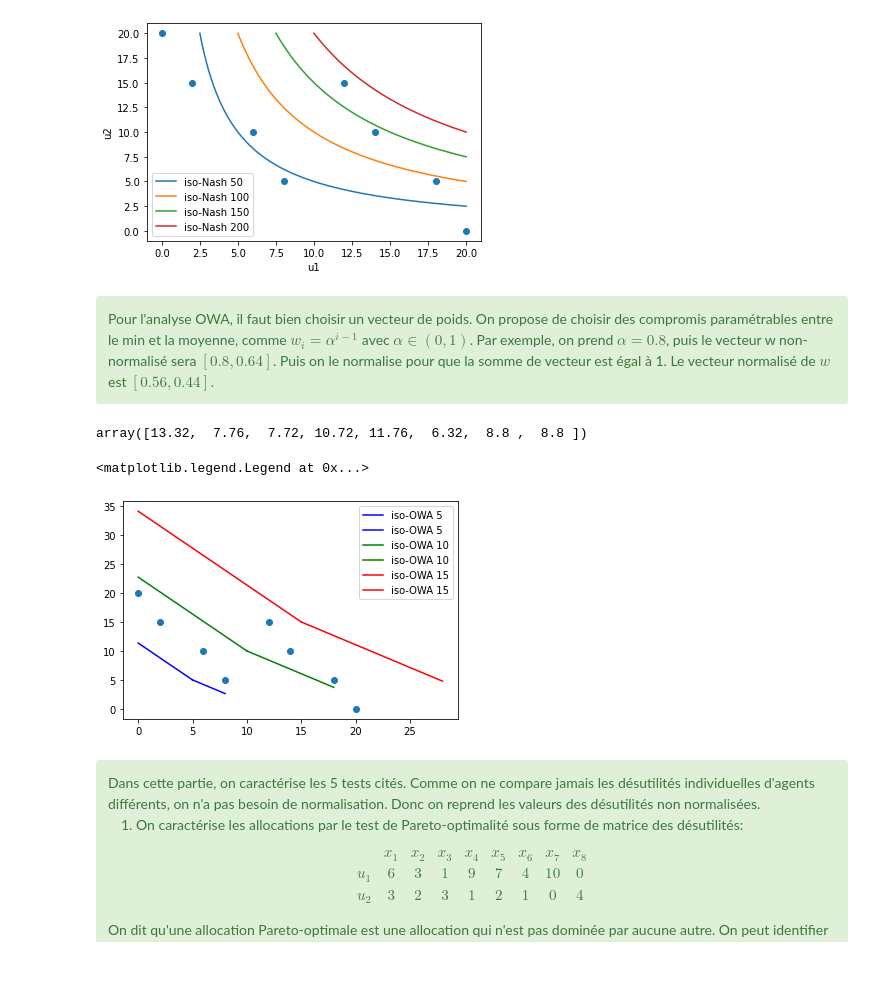
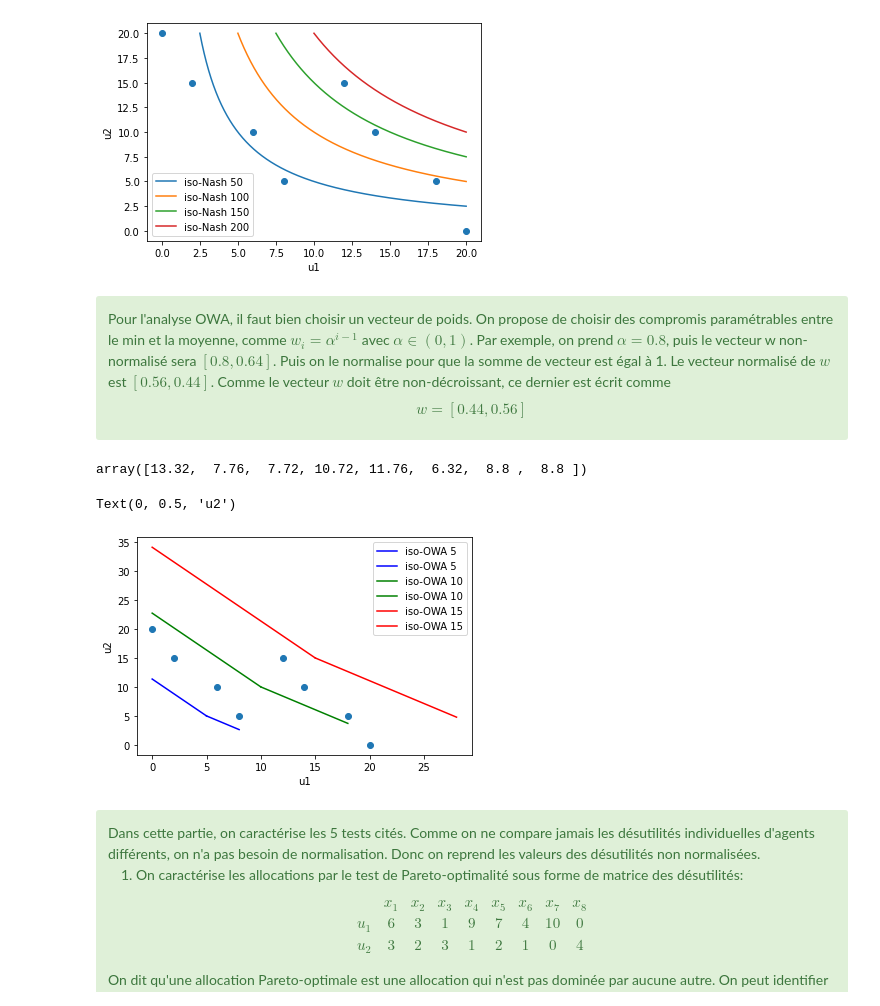
Before and after one commit to Ziqing-WU/Project-EquitableSharing, a Jupyter notebook: BE partage equitable.ipynb, the cells around one changed output. Saved outputs shown, nothing was run; the diff lists cells and outputs as text; code cells hidden in the pictures; blank space fills up the shorter version.

```diff
--- a/BE partage equitable.ipynb
+++ b/BE partage equitable.ipynb
@@ -246,11 +246,11 @@ fig = plt.figure()
 ax = plt.axes()
 produits = [50,100,150,200]
 labels = ["iso-Nash "+str(i) for i in produits]
-i=0
+
 for i in range(len(produits)):
     x = np.linspace(2.5*(i+1), 20, 1000)
     ax.plot(x, produits[i]/x, label = labels[i])
-    i+=1
+
 ax.scatter(u1, u2)
 ax.legend()
 ax.set_xlabel('u1')
@@ -260,40 +260,42 @@ Text(0, 0.5, 'u2')
 [figure]
 # %% [markdown]
 <div class="alert alert-block alert-success">
-Pour l'analyse OWA, il faut bien choisir un vecteur de poids. On propose de choisir des compromis paramétrables entre le min et la moyenne, comme $w_i=\alpha^{i-1}$ avec $\alpha\in(0,1)$. Par exemple, on prend $\alpha=0.8$, puis le vecteur w non-normalisé sera $[0.8, 0.64]$. Puis on le normalise pour que la somme de vecteur est égal à 1. Le vecteur normalisé de $w$ est $[0.56, 0.44]$.
+Pour l'analyse OWA, il faut bien choisir un vecteur de poids. On propose de choisir des compromis paramétrables entre le min et la moyenne, comme $w_i=\alpha^{i-1}$ avec $\alpha\in(0,1)$. Par exemple, on prend $\alpha=0.8$, puis le vecteur w non-normalisé sera $[0.8, 0.64]$. Puis on le normalise pour que la somme de vecteur est égal à 1. Le vecteur normalisé de $w$ est $[0.56, 0.44]$. Comme le vecteur $w$ doit être non-décroissant, ce dernier est écrit comme $$w=[0.44,0.56]$$
 </div>
 # %%
 # Calculation of OWA
-w = np.array([0.56, 0.44])
+w = np.array([0.44, 0.56])
 OWA=np.zeros(len(u1))
 for i in range(len(u1)):
     if u1[i]>=u2[i]:
+        OWA[i] = u1[i]*w[0]+u2[i]*w[1]
+    else:
         OWA[i] = u2[i]*w[0]+u1[i]*w[1]
-    else:
-        OWA[i] = u1[i]*w[0]+u2[i]*w[1]
 OWA
 # %% [output]
 array([13.32,  7.76,  7.72, 10.72, 11.76,  6.32,  8.8 ,  8.8 ])
 # %%
 # Plot the iso-OWA curves
 OWAs = [5, 10, 15]
 fig = plt.figure()
 ax = plt.axes()
 
 labels = ["iso-OWA "+str(i) for i in OWAs]
 colors = ['b', 'g', 'r', 'c']
-i=0
+
 for i in range(len(OWAs)):
     x1 = np.linspace(OWAs[i],8+10*i,1000)
     x2 = np.linspace(0, OWAs[i], 1000)
-    ax.plot(x1, -(w[1]/w[0])*x1+OWAs[i]/w[0], label = labels[i], color = colors[i])
-    ax.plot(x2, -(w[0]/w[1])*x2+OWAs[i]/w[1], label = labels[i], color = colors[i])
-    i+=1
+    ax.plot(x1, -(w[0]/w[1])*x1+OWAs[i]/w[1], label = labels[i], color = colors[i])
+    ax.plot(x2, -(w[1]/w[0])*x2+OWAs[i]/w[0], label = labels[i], color = colors[i])
+
 ax.scatter(u1, u2)
 ax.legend(loc = 1)
+ax.set_xlabel('u1')
+ax.set_ylabel('u2')
 # %% [output]
-<matplotlib.legend.Legend at 0x...>
+Text(0, 0.5, 'u2')
-[figure, old version]
+[figure, new version]
 # %% [markdown]
 <div class="alert alert-block alert-success">
 Dans cette partie, on caractérise les 5 tests cités. Comme on ne compare jamais les désutilités individuelles d'agents différents, on n'a pas besoin de normalisation. Donc on reprend les valeurs des désutilités non normalisées.
```
Also changed, not shown: parts of 3 cells of this notebook.
